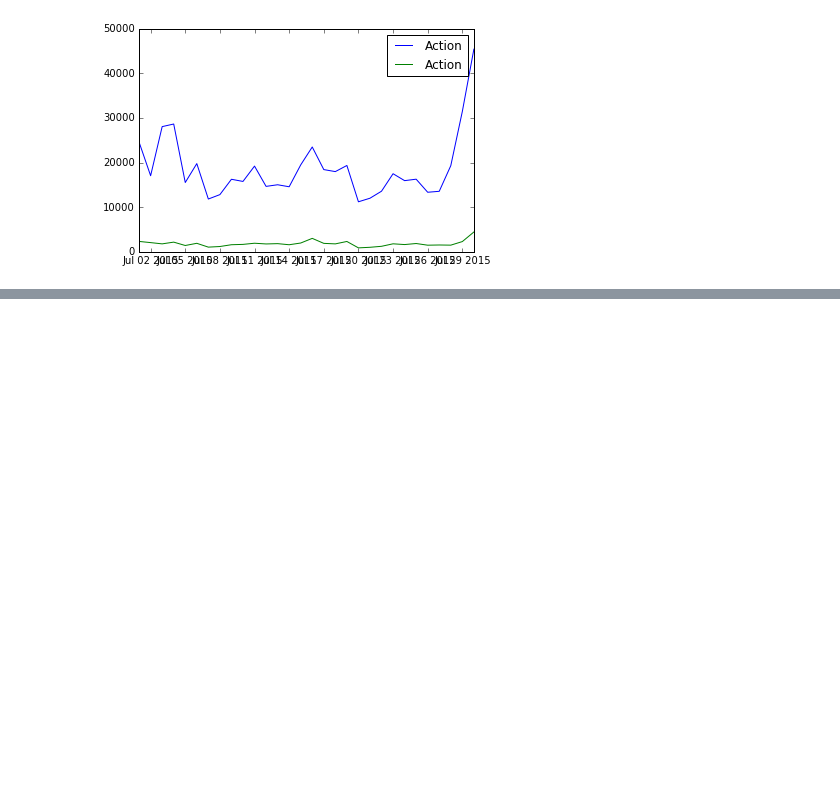
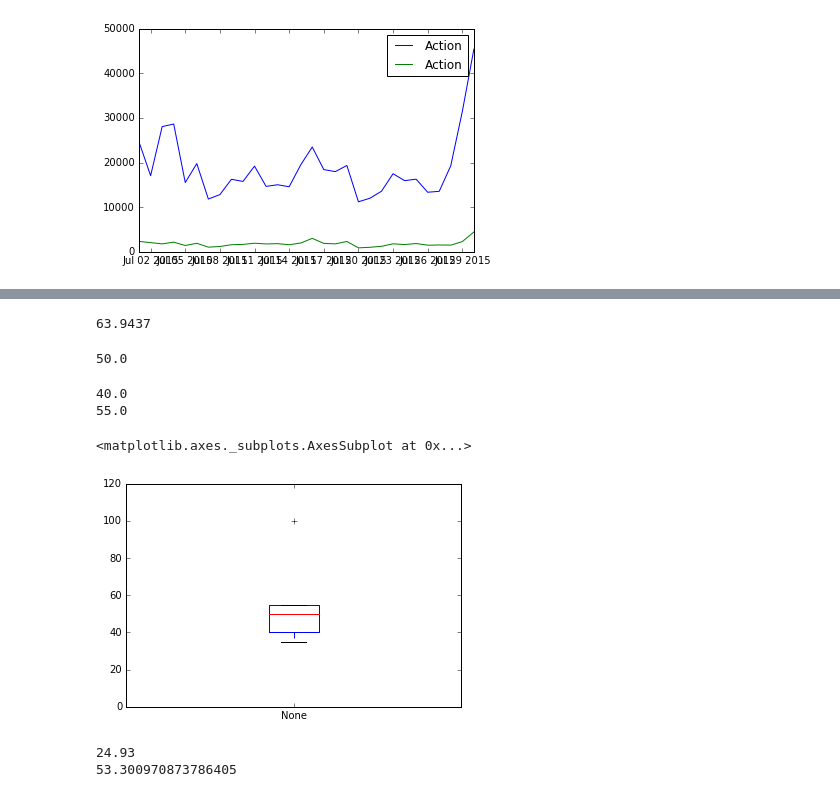
Before and after one commit to ywchiu/cathaybkpython, a Jupyter notebook: 20160901Demo.ipynb, the cells around one changed output, grey strips where cells are left out. Cells and saved outputs as stored; diff of their text form; code cells hidden in the pictures; blank space fills up the shorter version.

```diff
--- a/20160901Demo.ipynb
+++ b/20160901Demo.ipynb
@@ -222,0 +295,39 @@ df.plot(kind="line")
+# %%
+df['Close'].mean()
+df['Close'].median()
+# %% [output]
+63.9437
+# %%
+import pandas
+a = [40,35,100,55,50]
+s = pandas.Series(a)
+print(s.median())
+# %% [output]
+50.0
+# %%
+print(s.quantile(0.25))
+print(s.quantile(0.75))
+# %% [output]
+40.0
+55.0
+# %%
+a = [40,35,100,55,50]
+s = pandas.Series(a)
+s.plot(kind='box', ylim=[0,120])
+# %% [output]
+<matplotlib.axes._subplots.AxesSubplot at 0x...>
+[figure, added]
+# %%
+a = randint(low= 10, high=40, size=100)
+print(mean(a))
+
+b = a.tolist()
+b.append(999)
+b.append(999)
+b.append(999)
+s = pandas.Series(b)
+print(s.mean())
+#?randint
+# %% [output]
+24.93
+53.300970873786405
```
Also changed, not shown: parts of 17 cells of this notebook.
